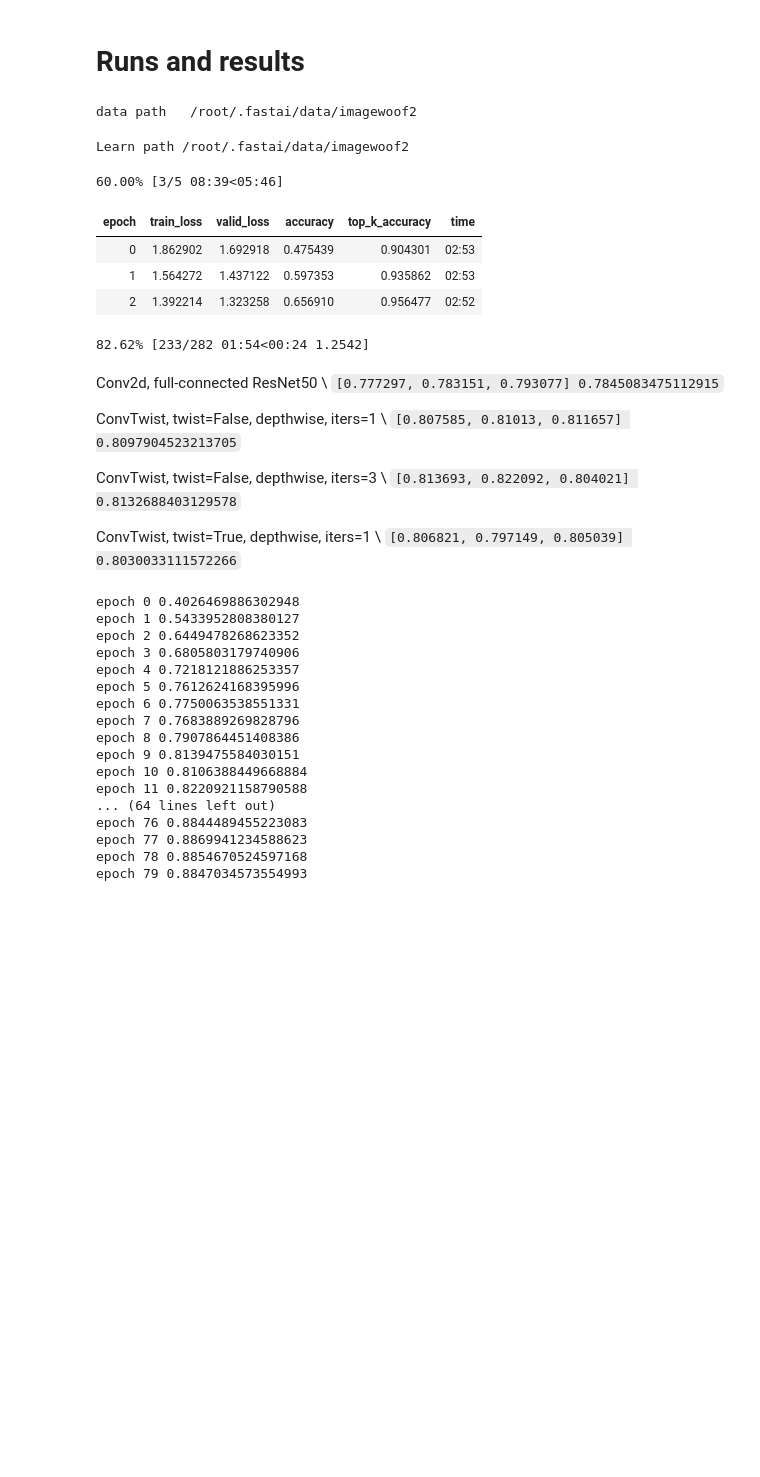
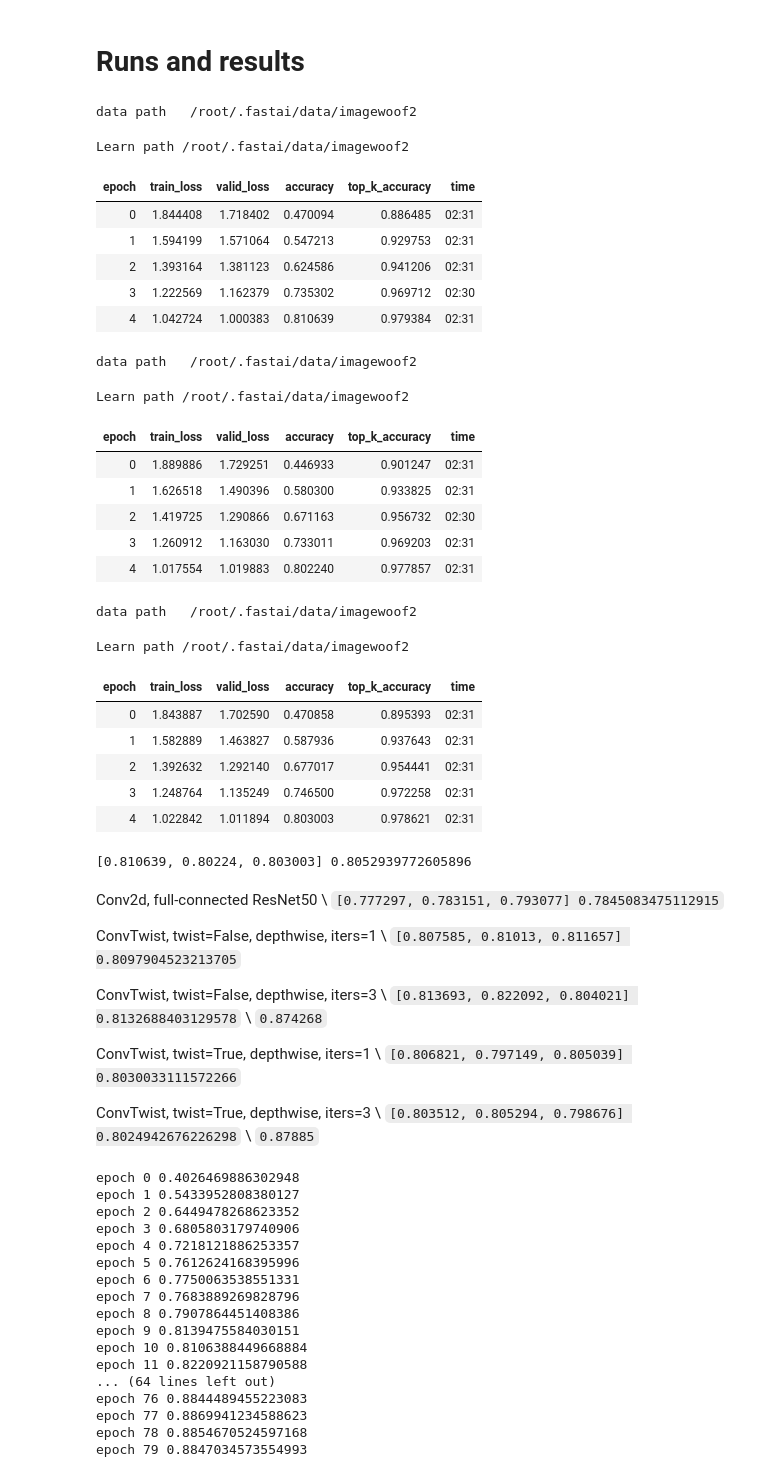
Before and after one commit to liuyao12/Ranger-Mish-ImageWoof-5, a Jupyter notebook: Woof_128_ConvTwist_mix.ipynb, the cells around one changed output. Saved outputs shown, nothing was run; the diff lists cells and outputs as text; code cells hidden in the pictures; blank space fills up the shorter version.

```diff
--- a/Woof_128_ConvTwist_mix.ipynb
+++ b/Woof_128_ConvTwist_mix.ipynb
@@ -113,12 +113,12 @@ class ConvTwist(nn.Module):  # replacing 3x3 Conv2d with in_channels=out_channel
         if self.twist:
             XX = torch.from_numpy(np.indices((1,1,H,W))[3]*2/W-1).type(x.dtype).to(x.device)
             YY = torch.from_numpy(np.indices((1,1,H,W))[2]*2/H-1).type(x.dtype).to(x.device)
-            mask = F.relu(x1)+0.01
-            mass = mask.sum((2,3))
-            Xbar = (XX*mask).sum((2,3))/mass
-            Ybar = (YY*mask).sum((2,3))/mass
-            XX = XX.expand((N,CC,H,W)) - Xbar[:,:,None,None]
-            YY = YY.expand((N,CC,H,W)) - Ybar[:,:,None,None]
+            # mask = F.relu(x1)+0.01
+            # mass = mask.sum((2,3))
+            # Xbar = (XX*mask).sum((2,3))/mass
+            # Ybar = (YY*mask).sum((2,3))/mass
+            # XX = XX.expand((N,CC,H,W)) - Xbar[:,:,None,None]
+            # YY = YY.expand((N,CC,H,W)) - Ybar[:,:,None,None]
             # self.symmetrize(self.conv_x.weight)
             # self.conv_y.weight.data = self.conv_x.weight.transpose(2,3).flip(3)
             kernel_x = self.kernel(self.coeff_Ax, self.coeff_Ay)
@@ -131,7 +131,9 @@ class ConvTwist(nn.Module):  # replacing 3x3 Conv2d with in_channels=out_channel
                 x1 = x1 + self.conv(x1)
         x1 = x1 - x
         y = x1[:,:C]
-        y = torch.cat([y[:,1:], y[:,:1]], dim=1)
+        # y = torch.cat([y[:,1:], y[:,:1]], dim=1)
+        y = y.view(N,C//4,4,H,W)
+        y = torch.cat([y[:,:,1:], y[:,:,:1]], dim=2).view(N,C,H,W)
         for i in range(1,self.expansion):
             x2 = x1[:,C*i:C*(i+1)]
             # x2 = x2.view(N,C//4,4,H,W).sum((2))
@@ -226,24 +228,42 @@ model.stem_sizes = [3,32,64,64]
 model.act_fn = Mish()
 model.sa = True
 res = []
+epochs = [5]*3
 # %% [markdown]
 # Runs and results
 # %%
-for e in [5]*3:
+for e in epochs:
     mixup=0 if e<=20 else 0.2
     learn = get_learn(model=model, size=192, bs=32, mixup=mixup)
     learn.fit_fc(e, lr=4e-3, moms=(0.95,0.95), start_pct=0.72)
     res += [learn.recorder.metrics[-1][0].item()]
 print([round(x, 6) for x in res], sum(res)/len(res))
 # %% [output]
 data path   /root/.fastai/data/imagewoof2
 Learn path /root/.fastai/data/imagewoof2
+| epoch | train_loss | valid_loss | accuracy | top_k_accuracy | time |
+| 0 | 1.844408 | 1.718402 | 0.470094 | 0.886485 | 02:31 |
+| 1 | 1.594199 | 1.571064 | 0.547213 | 0.929753 | 02:31 |
+| 2 | 1.393164 | 1.381123 | 0.624586 | 0.941206 | 02:31 |
+| 3 | 1.222569 | 1.162379 | 0.735302 | 0.969712 | 02:30 |
+| 4 | 1.042724 | 1.000383 | 0.810639 | 0.979384 | 02:31 |
-60.00% [3/5 08:39<05:46]
+data path   /root/.fastai/data/imagewoof2
-| epoch | train_loss | valid_loss | accuracy | top_k_accuracy | time |
-| 0 | 1.862902 | 1.692918 | 0.475439 | 0.904301 | 02:53 |
-| 1 | 1.564272 | 1.437122 | 0.597353 | 0.935862 | 02:53 |
-| 2 | 1.392214 | 1.323258 | 0.656910 | 0.956477 | 02:52 |
-82.62% [233/282 01:54<00:24 1.2542]
+Learn path /root/.fastai/data/imagewoof2
+| epoch | train_loss | valid_loss | accuracy | top_k_accuracy | time |
+| 0 | 1.889886 | 1.729251 | 0.446933 | 0.901247 | 02:31 |
+| 1 | 1.626518 | 1.490396 | 0.580300 | 0.933825 | 02:31 |
+| 2 | 1.419725 | 1.290866 | 0.671163 | 0.956732 | 02:30 |
+| 3 | 1.260912 | 1.163030 | 0.733011 | 0.969203 | 02:31 |
+| 4 | 1.017554 | 1.019883 | 0.802240 | 0.977857 | 02:31 |
+data path   /root/.fastai/data/imagewoof2
+Learn path /root/.fastai/data/imagewoof2
+| epoch | train_loss | valid_loss | accuracy | top_k_accuracy | time |
+| 0 | 1.843887 | 1.702590 | 0.470858 | 0.895393 | 02:31 |
+| 1 | 1.582889 | 1.463827 | 0.587936 | 0.937643 | 02:31 |
+| 2 | 1.392632 | 1.292140 | 0.677017 | 0.954441 | 02:31 |
+| 3 | 1.248764 | 1.135249 | 0.746500 | 0.972258 | 02:31 |
+| 4 | 1.022842 | 1.011894 | 0.803003 | 0.978621 | 02:31 |
+[0.810639, 0.80224, 0.803003] 0.8052939772605896
 # %% [markdown]
 Conv2d, full-connected ResNet50 \\
 `[0.777297, 0.783151, 0.793077] 0.7845083475112915`
@@ -252,10 +272,15 @@ ConvTwist, twist=False, depthwise, iters=1 \\
 `[0.807585, 0.81013, 0.811657] 0.8097904523213705`
 
 ConvTwist, twist=False, depthwise, iters=3 \\
-`[0.813693, 0.822092, 0.804021] 0.8132688403129578`
+`[0.813693, 0.822092, 0.804021] 0.8132688403129578` \\
+`0.874268`
 
 ConvTwist, twist=True, depthwise, iters=1 \\
 `[0.806821, 0.797149, 0.805039] 0.8030033111572266`
+
+ConvTwist, twist=True, depthwise, iters=3 \\
+`[0.803512, 0.805294, 0.798676] 0.8024942676226298` \\
+`0.87885`
 # %%
 # [4,6,8,10], size=192, epochs=80
 for i in range(80):
```
Also changed, not shown: parts of 2 cells of this notebook.
